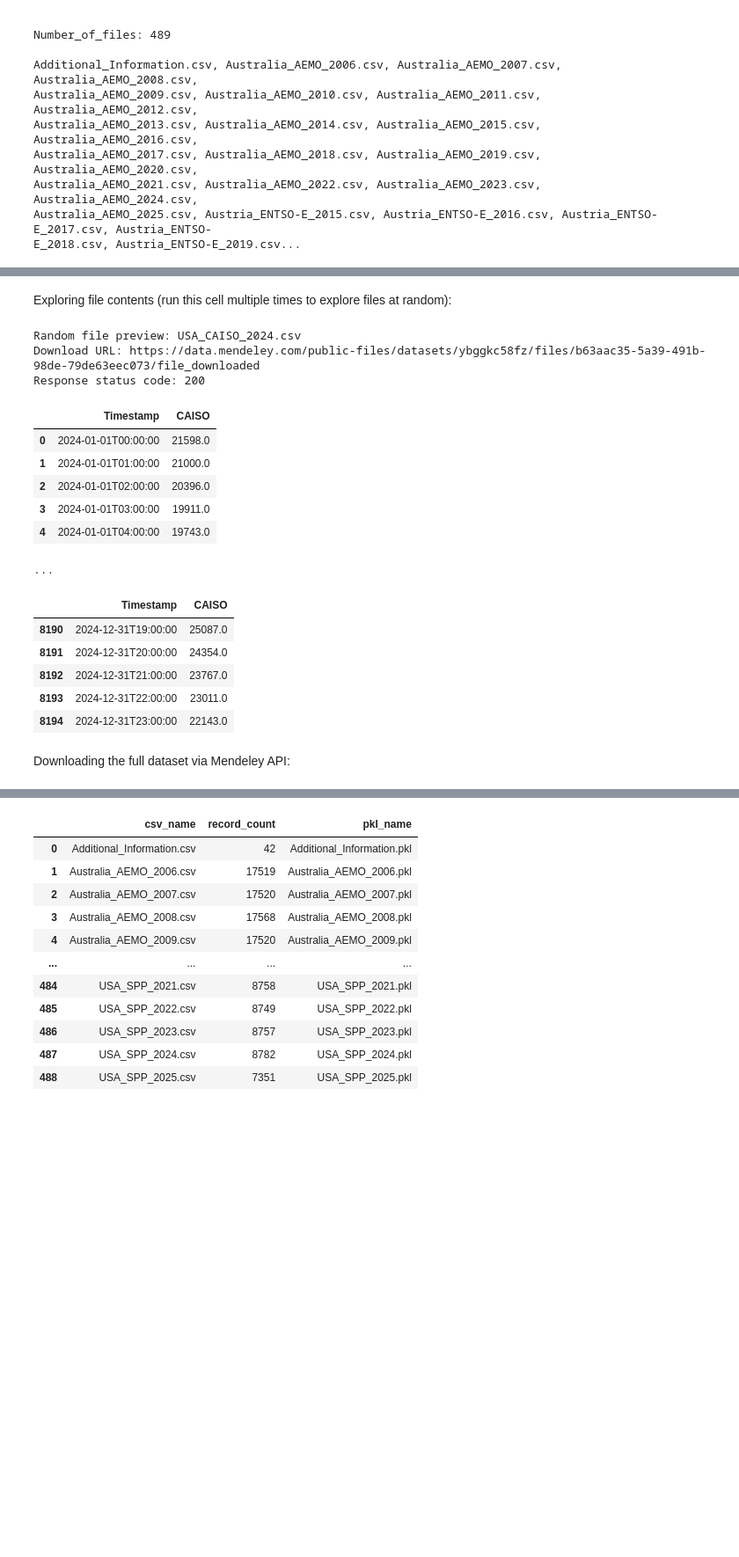
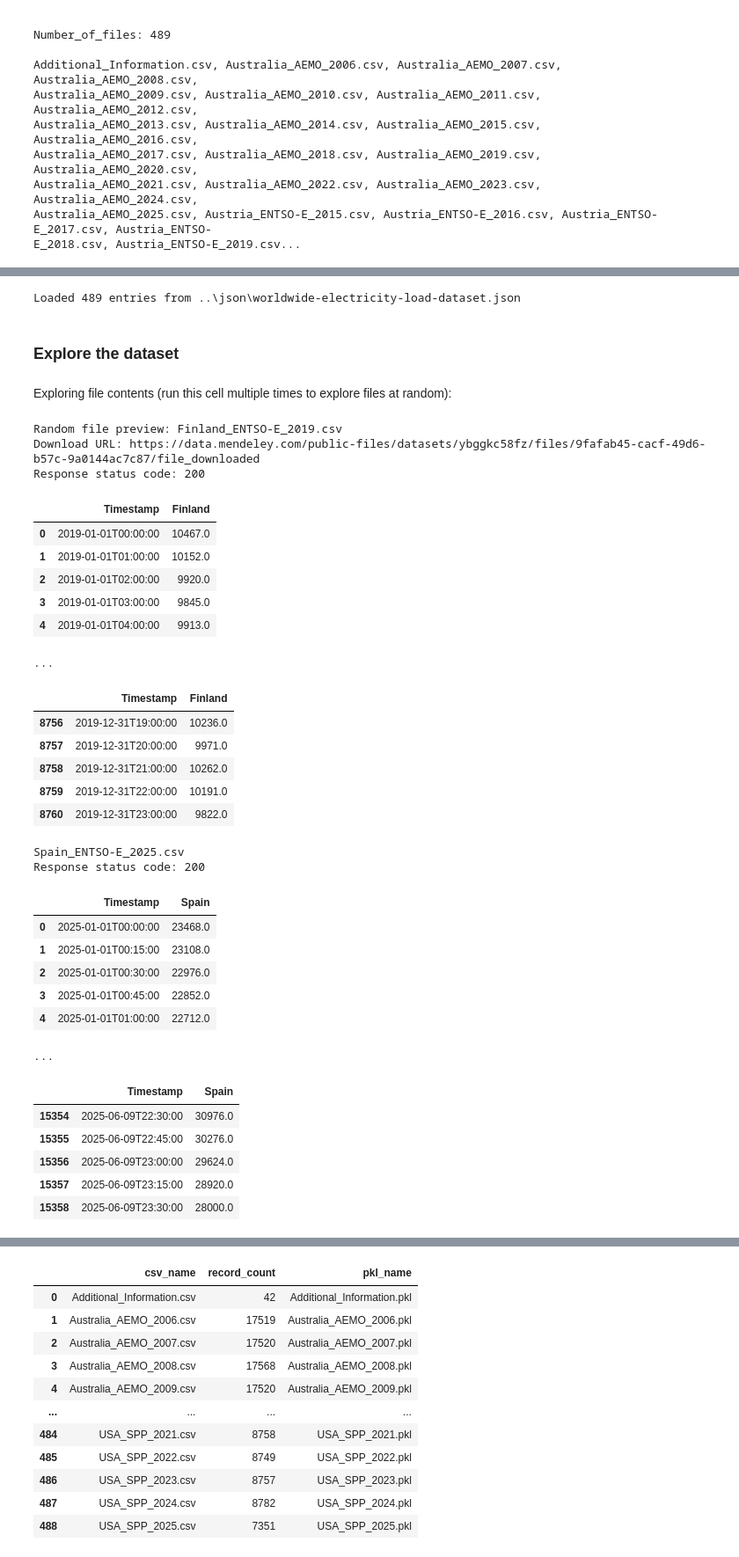
Before and after one commit to reddgr/energy-price-forecasting-in-power-grids, a Jupyter notebook: notebooks/00_mendeley_dataset_files_download.ipynb, the cells around one changed output, grey strips where cells are left out. Shown at 88% size. Saved outputs shown, nothing was run; the diff lists cells and outputs as text; code cells hidden in the pictures; blank space fills up the shorter version.

Commit message:
created file index - cell for downloading specific file

```diff
--- a/notebooks/00_mendeley_dataset_files_download.ipynb
+++ b/notebooks/00_mendeley_dataset_files_download.ipynb
@@ -18,6 +18,8 @@ import random
 from IPython.display import clear_output
 
 ROOT = ".." # Adjust to repository root
+import json
+JSON_DIR = os.path.join(ROOT, "json")
 
 from dotenv import load_dotenv
 DOTENV_PATH = os.path.join(ROOT,"../../apis/.env") # Adjust to .env file location
@@ -110,3 +123,13 @@ E_2018.csv, Austria_ENTSO-E_2019.csv...
+# %%
+read_path = os.path.join(JSON_DIR, "worldwide-electricity-load-dataset.json")
+with open(read_path, "r", encoding="utf-8") as fh:
+    weld_files = json.load(fh)
+
+print(f"Loaded {len(weld_files)} entries from {read_path}")
+# %% [output]
+Loaded 489 entries from ..\json\worldwide-electricity-load-dataset.json
+# %% [markdown]
+### Explore the dataset
 # %% [markdown]
 Exploring file contents (run this cell multiple times to explore files at random):
 # %%
@@ -124,22 +147,48 @@ display(preview_df.head(5))
 print("...")
 display(preview_df.tail(5))
 # %% [output]
-Random file preview: USA_CAISO_2024.csv
-Download URL: https://data.mendeley.com/public-files/datasets/ybggkc58fz/files/b63aac35-5a39-491b-98de-79de63eec073/file_downloaded
+Random file preview: Finland_ENTSO-E_2019.csv
+Download URL: https://data.mendeley.com/public-files/datasets/ybggkc58fz/files/9fafab45-cacf-49d6-b57c-9a0144ac7c87/file_downloaded
 Response status code: 200
-|  | Timestamp | CAISO |
-| 0 | 2024-01-01T00:00:00 | 21598.0 |
-| 1 | 2024-01-01T01:00:00 | 21000.0 |
-| 2 | 2024-01-01T02:00:00 | 20396.0 |
-| 3 | 2024-01-01T03:00:00 | 19911.0 |
-| 4 | 2024-01-01T04:00:00 | 19743.0 |
+|  | Timestamp | Finland |
+| 0 | 2019-01-01T00:00:00 | 10467.0 |
+| 1 | 2019-01-01T01:00:00 | 10152.0 |
+| 2 | 2019-01-01T02:00:00 | 9920.0 |
+| 3 | 2019-01-01T03:00:00 | 9845.0 |
+| 4 | 2019-01-01T04:00:00 | 9913.0 |
 ...
-|  | Timestamp | CAISO |
-| 8190 | 2024-12-31T19:00:00 | 25087.0 |
-| 8191 | 2024-12-31T20:00:00 | 24354.0 |
-| 8192 | 2024-12-31T21:00:00 | 23767.0 |
-| 8193 | 2024-12-31T22:00:00 | 23011.0 |
-| 8194 | 2024-12-31T23:00:00 | 22143.0 |
+|  | Timestamp | Finland |
+| 8756 | 2019-12-31T19:00:00 | 10236.0 |
+| 8757 | 2019-12-31T20:00:00 | 9971.0 |
+| 8758 | 2019-12-31T21:00:00 | 10262.0 |
+| 8759 | 2019-12-31T22:00:00 | 10191.0 |
+| 8760 | 2019-12-31T23:00:00 | 9822.0 |
-# %% [markdown]
-Downloading the full dataset via Mendeley API:
+# %%
+filename = "Spain_ENTSO-E_2025.csv"
+entry = next(item for item in weld_files if item["filename"] == filename)
+download_url = entry["content_details"]["download_url"]
+print(filename)
+r = requests.get(download_url, stream=True, timeout=10)
+print("Response status code:", r.status_code)
+
+preview_df = pd.read_csv(BytesIO(r.content))
+display(preview_df.head(5))
+print("...")
+display(preview_df.tail(5))
+# %% [output]
+Spain_ENTSO-E_2025.csv
+Response status code: 200
+|  | Timestamp | Spain |
+| 0 | 2025-01-01T00:00:00 | 23468.0 |
+| 1 | 2025-01-01T00:15:00 | 23108.0 |
+| 2 | 2025-01-01T00:30:00 | 22976.0 |
+| 3 | 2025-01-01T00:45:00 | 22852.0 |
+| 4 | 2025-01-01T01:00:00 | 22712.0 |
+...
+|  | Timestamp | Spain |
+| 15354 | 2025-06-09T22:30:00 | 30976.0 |
+| 15355 | 2025-06-09T22:45:00 | 30276.0 |
+| 15356 | 2025-06-09T23:00:00 | 29624.0 |
+| 15357 | 2025-06-09T23:15:00 | 28920.0 |
+| 15358 | 2025-06-09T23:30:00 | 28000.0 |
 # %% [markdown]
```
Also changed, not shown: parts of 4 cells of this notebook, 1 other file.
